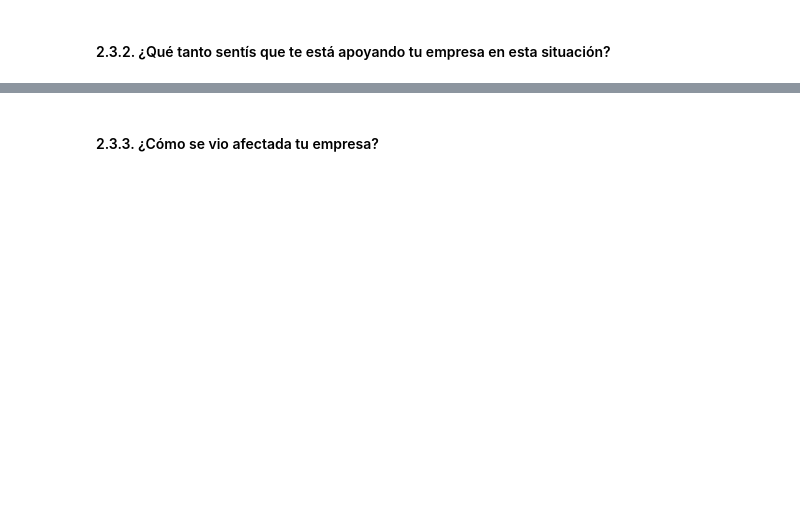
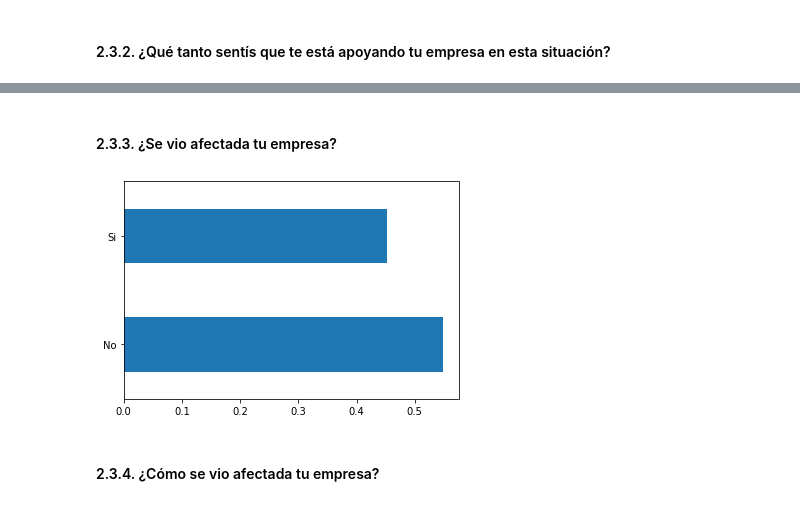
Before and after one commit to SebastianESaavedra/openqube-sueldos, a Jupyter notebook: pipeline/covid-analysis.ipynb, the cells around one changed output, grey strips where cells are left out. Saved outputs shown, nothing was run; the diff lists cells and outputs as text; code cells hidden in the pictures; blank space fills up the shorter version.

```diff
--- a/pipeline/covid-analysis.ipynb
+++ b/pipeline/covid-analysis.ipynb
@@ -381,2 +396,17 @@ support.plot.barh();
+# %% [markdown]
+#### 2.3.3. ¿Se vio afectada tu empresa?
+# %%
+aux = df.copy()
+aux["afecto_empresa"] = aux.como_se_vio_afectada_tu_empresa.str.contains("No la afectó").dropna()
+aux["afecto_empresa"] = ~aux["afecto_empresa"].astype(bool)
+aux["afecto_empresa"] = aux["afecto_empresa"].apply(str)
+labels = {"False": "No", "True": "Si"}
+aux = normalize_dataframe_column_replace(aux, "afecto_empresa", labels)
+
+ae = aux["afecto_empresa"].value_counts(normalize=True)
+ae.plot.barh();
+charts["afecto_empresa"] = to_rechart(ae)
+# %% [output]
+[figure, added]
 # %% [markdown]
-#### 2.3.3. ¿Cómo se vio afectada tu empresa?
+#### 2.3.4. ¿Cómo se vio afectada tu empresa?
```
Also changed, not shown: parts of 12 cells of this notebook.
